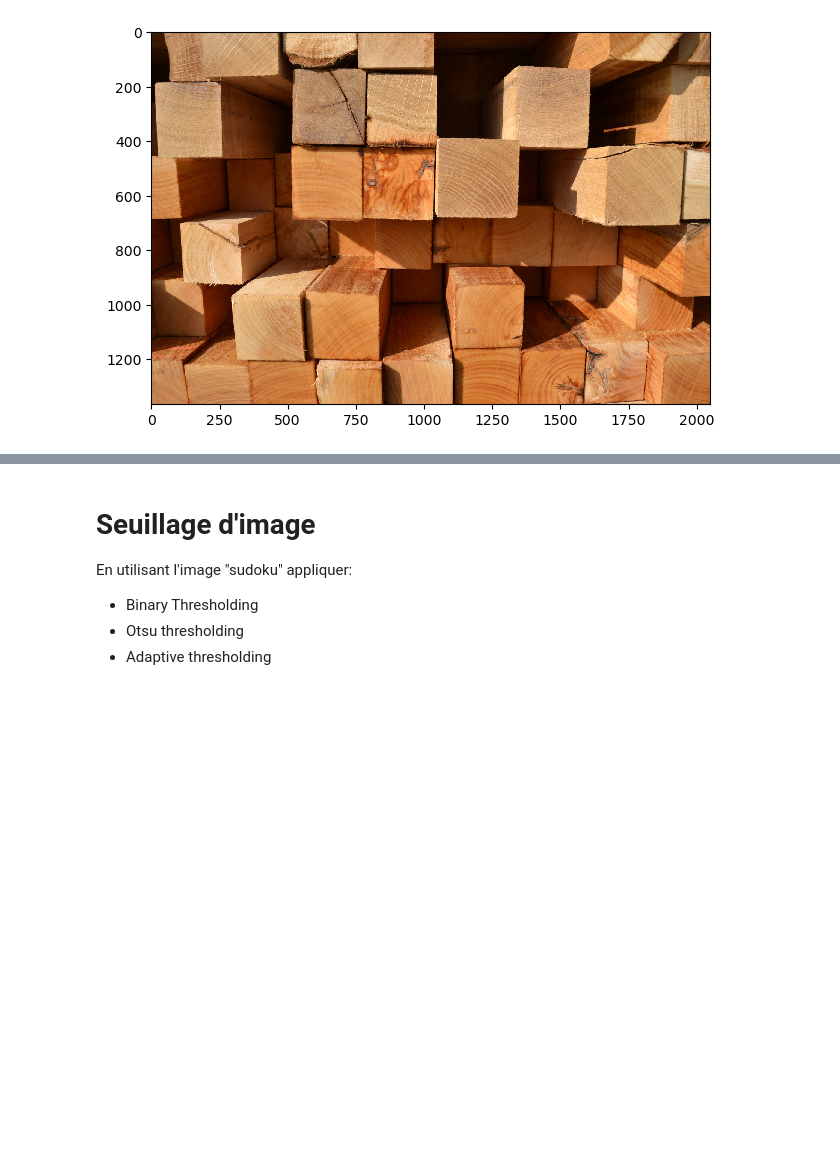
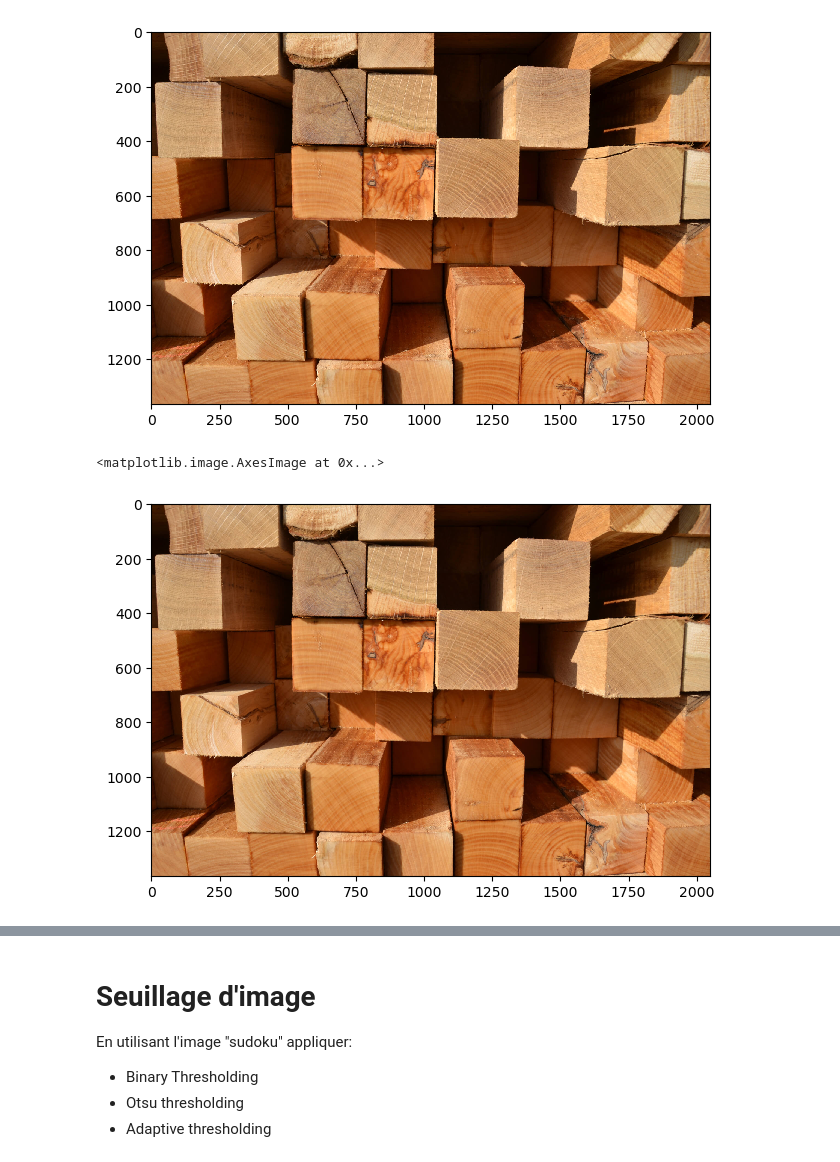
Before and after one commit to AxelArcidiaco/Projets-Dev-IA-1, a Jupyter notebook: Deep Learning & NLP/Story 2/Workshop OpenCV/image_processing_.ipynb, the cells around one changed output, grey strips where cells are left out. Cells and saved outputs as stored; diff of their text form; code cells hidden in the pictures; blank space fills up the shorter version.

```diff
--- a/Deep Learning & NLP/Story 2/Workshop OpenCV/image_processing_.ipynb
+++ b/Deep Learning & NLP/Story 2/Workshop OpenCV/image_processing_.ipynb
@@ -132,2 +130,18 @@ imshow(bois)
+# %%
+# Utiliser la méthode "cv2.filter2D" avec un kernel de taille 2
+# Définition du noyau
+kernel = np.array([[1, 1], [1, 1]], np.float32)
+
+# Normalisation du noyau
+kernel = kernel / 4.0
+
+# Application du filtre
+dst = cv2.filter2D(bois, -1, kernel)
+
+# Affichage de l'image
+imshow(dst)
+# %% [output]
+<matplotlib.image.AxesImage at 0x...>
+[figure, added]
 # %%
 # Appliquer blur avec un kernel de taille 5x5
```
Also changed, not shown: parts of 5 cells of this notebook.
